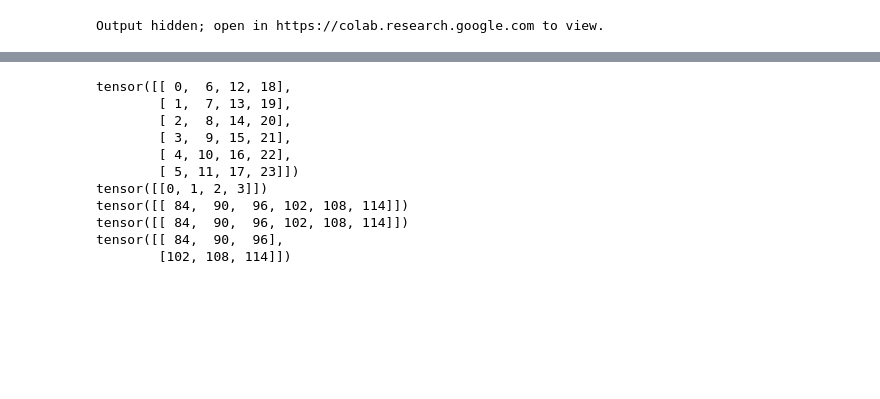
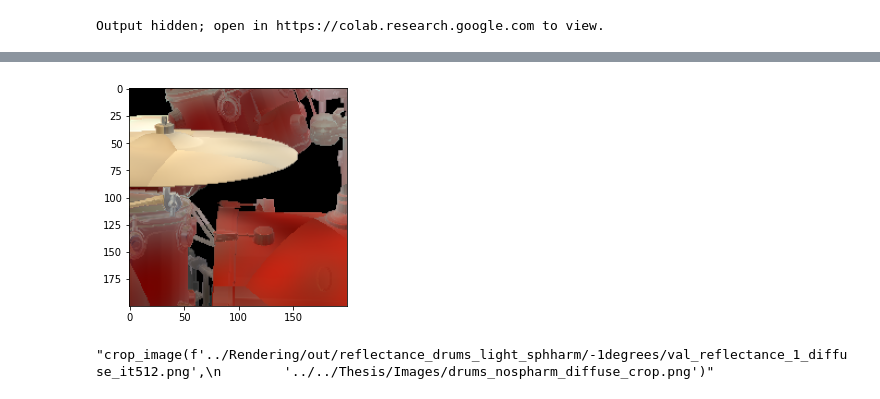
Before and after one commit to ggarrofe/linear-appearance-acquisition, a Jupyter notebook: jupyter_notebooks/visualize_dataset.ipynb, the cells around one changed output, grey strips where cells are left out. Cells and saved outputs as stored; diff of their text form; code cells hidden in the pictures; blank space fills up the shorter version.

```diff
--- a/jupyter_notebooks/visualize_dataset.ipynb
+++ b/jupyter_notebooks/visualize_dataset.ipynb
@@ -78,13 +78,25 @@ Output hidden; open in https://colab.research.google.com to view.
 import cv2
 import matplotlib.pyplot as plt
 import numpy as np
+from PIL import Image
 
 def crop_image(path, saveas):
     img = cv2.imread(path)
-    #img = np.concatenate((np.zeros((32, 550, 3), dtype=np.uint8), img[:,125:675,:], np.zeros((32, 550, 3), dtype=np.uint8)))
+    #img = np.concatenate((np.zeros((32, 500, 3), dtype=np.uint8)*255, img[:,150:650,:], np.zeros((32, 500, 3), dtype=np.uint8)*255))
 
-    img = cv2.cvtColor(img, cv2.COLOR_BGR2RGB)
-    im = Image.fromarray(img[150:450,200:500])
+    img = cv2.cvtColor(img[250:450, 350:550], cv2.COLOR_BGR2RGB)
+    im = Image.fromarray(img)
     im.save(saveas)
     plt.imshow(im)
     plt.show()
+
+'''def crop_image(path, saveas):
+    im = Image.open(path)
+    im = np.array(im)
+    #img = np.concatenate((np.zeros((32, 500, 3), dtype=np.uint8)*255, img[:,150:650,:], np.zeros((32, 500, 3), dtype=np.uint8)*255))
+
+    #img = cv2.cvtColor(img[240:475, 275:510], cv2.COLOR_BGR2RGB)
+    im = Image.fromarray(im[250:550, 250:550])
+    im.save(saveas)
+    plt.imshow(im)
+    plt.show()'''
@@ -100,22 +105,14 @@ for i in [8, 64, 125, 512]:
-# %%
-import torch
-weights = torch.arange(24).reshape((4,6)).T
-input = torch.arange(4).reshape((1, 4))
-print(weights)
-print(input)
-color = input @ weights.T
-print(color)
-print(color[::3])
-print(color.reshape([-1, 3]))
-# %% [output]
-tensor([[ 0,  6, 12, 18],
-        [ 1,  7, 13, 19],
-        [ 2,  8, 14, 20],
-        [ 3,  9, 15, 21],
-        [ 4, 10, 16, 22],
-        [ 5, 11, 17, 23]])
-tensor([[0, 1, 2, 3]])
-tensor([[ 84,  90,  96, 102, 108, 114]])
-tensor([[ 84,  90,  96, 102, 108, 114]])
-tensor([[ 84,  90,  96],
-        [102, 108, 114]])
+# %%
+#for i in [8, 64, 125, 512]:
+#for img in ["specular", "diffuse", "reflectance"]:
+crop_image(f'../Rendering/out/clusterised_radiance_drums/6freqs/val_xnv_pred_it64.png',
+        f'../../Thesis/Images/drums_6freqs_precise_crop_64.png')
+
+'''crop_image(f'../data/drums/val/r_100.png',
+        f'../../Thesis/Images/drums_target_crop.png')'''
+
+'''crop_image(f'../Rendering/out/reflectance_drums_light_sphharm/-1degrees/val_reflectance_1_diffuse_it512.png',
+        '../../Thesis/Images/drums_nospharm_diffuse_crop.png')'''
+# %% [output]
+[figure, added]
+"crop_image(f'../Rendering/out/reflectance_drums_light_sphharm/-1degrees/val_reflectance_1_diffuse_it512.png',\n        '../../Thesis/Images/drums_nospharm_diffuse_crop.png')"
```
Also changed, not shown: parts of 5 cells of this notebook, 22 other files.
